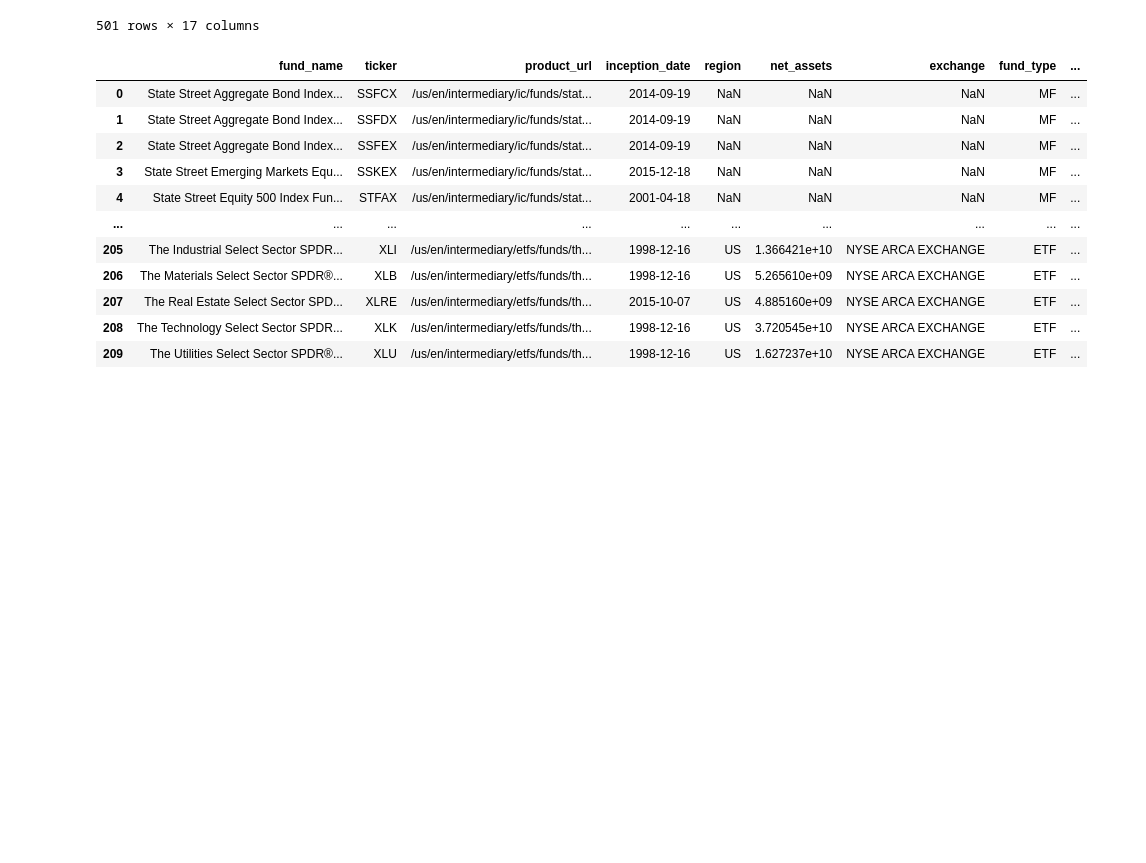
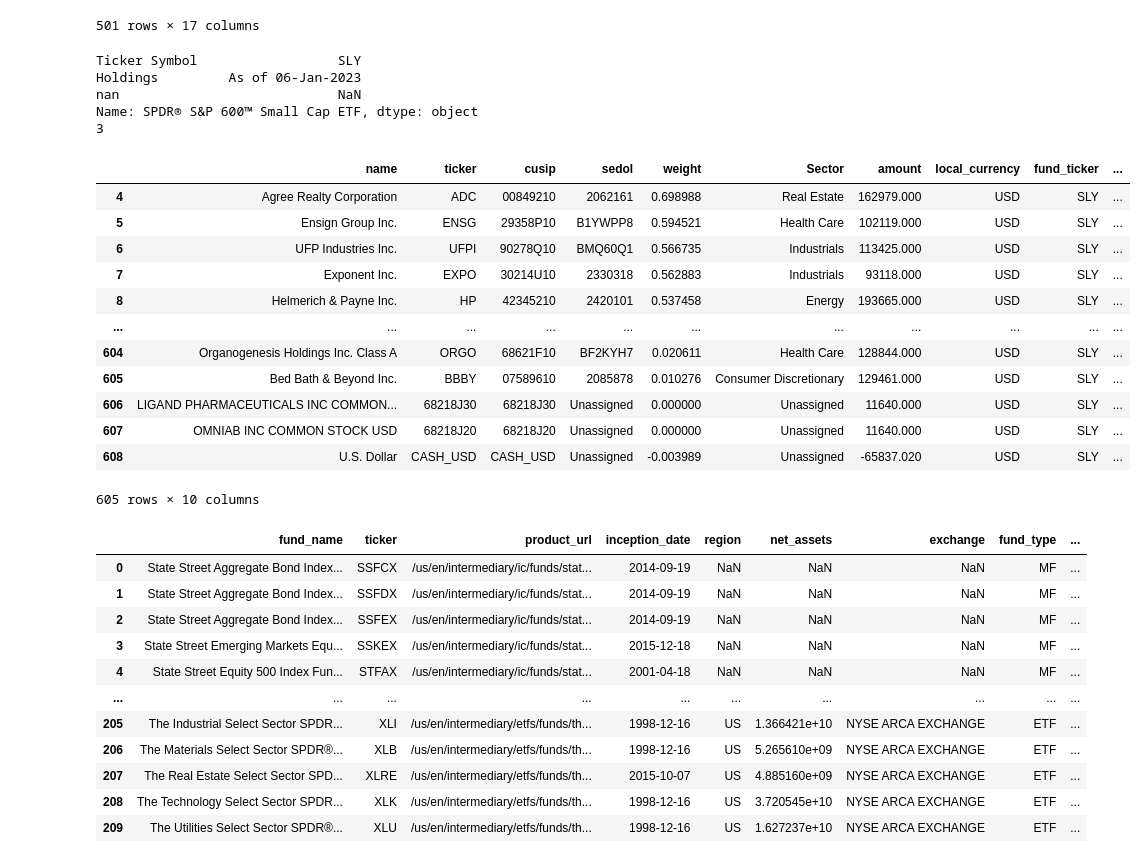
Before and after one commit to nikulpatel3141/ETF-Scraper, a Jupyter notebook: Notebooks/scripting.ipynb, the cells around one changed output. Cells and saved outputs as stored; diff of their text form; code cells hidden in the pictures; blank space fills up the shorter version.

Commit message:
add SSGA holdings scraper

```diff
--- a/Notebooks/scripting.ipynb
+++ b/Notebooks/scripting.ipynb
@@ -124,6 +150,30 @@ df
 # for query_date in query_dates[:10]:
 #     r = get_holdings(query_date)
 #     dfs[query_date] = pd.read_csv(StringIO(r.content.decode()), skiprows=9, skipfooter=2)
+# %%
+spy = SSGAListings.retrieve_holdings_("SLY")
+# %% [output]
+Ticker Symbol                  SLY
+Holdings         As of 06-Jan-2023
+nan                            NaN
+Name: SPDR® S&P 600™ Small Cap ETF, dtype: object
+3
+# %%
+spy
+# %% [output]
+|  | name | ticker | cusip | sedol | weight | Sector | amount | local_currency | fund_ticker | ... |
+| 4 | Agree Realty Corporation | ADC | 00849210 | 2062161 | 0.698988 | Real Estate | 162979.000 | USD | SLY | ... |
+| 5 | Ensign Group Inc. | ENSG | 29358P10 | B1YWPP8 | 0.594521 | Health Care | 102119.000 | USD | SLY | ... |
+| 6 | UFP Industries Inc. | UFPI | 90278Q10 | BMQ60Q1 | 0.566735 | Industrials | 113425.000 | USD | SLY | ... |
+| 7 | Exponent Inc. | EXPO | 30214U10 | 2330318 | 0.562883 | Industrials | 93118.000 | USD | SLY | ... |
+| 8 | Helmerich & Payne Inc. | HP | 42345210 | 2420101 | 0.537458 | Energy | 193665.000 | USD | SLY | ... |
+| ... | ... | ... | ... | ... | ... | ... | ... | ... | ... | ... |
+| 604 | Organogenesis Holdings Inc. Class A | ORGO | 68621F10 | BF2KYH7 | 0.020611 | Health Care | 128844.000 | USD | SLY | ... |
+| 605 | Bed Bath & Beyond Inc. | BBBY | 07589610 | 2085878 | 0.010276 | Consumer Discretionary | 129461.000 | USD | SLY | ... |
+| 606 | LIGAND PHARMACEUTICALS INC COMMON... | 68218J30 | 68218J30 | Unassigned | 0.000000 | Unassigned | 11640.000 | USD | SLY | ... |
+| 607 | OMNIAB INC COMMON STOCK USD | 68218J20 | 68218J20 | Unassigned | 0.000000 | Unassigned | 11640.000 | USD | SLY | ... |
+| 608 | U.S. Dollar | CASH_USD | CASH_USD | Unassigned | -0.003989 | Unassigned | -65837.020 | USD | SLY | ... |
+605 rows × 10 columns
 # %%
 ssga_listings
 # %% [output]
```
Also changed, not shown: parts of 7 cells of this notebook, 2 other files.
